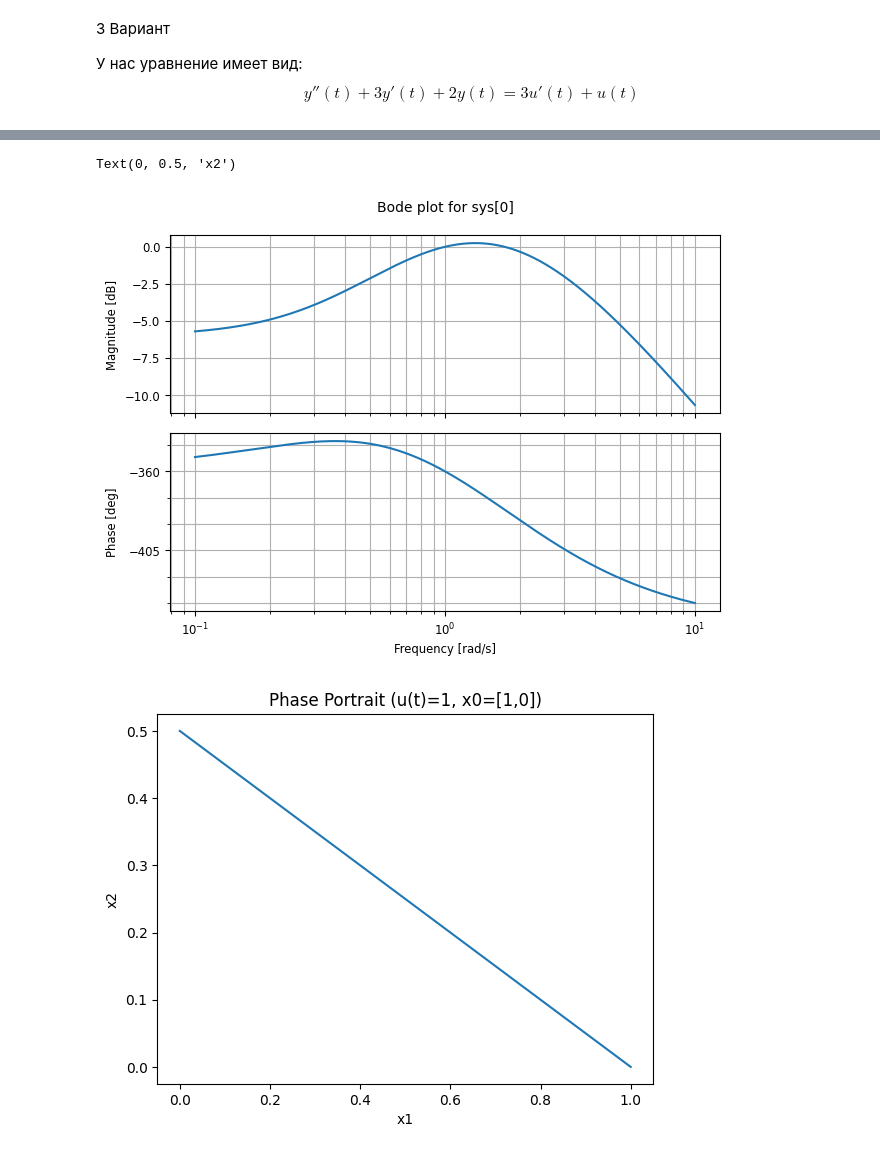
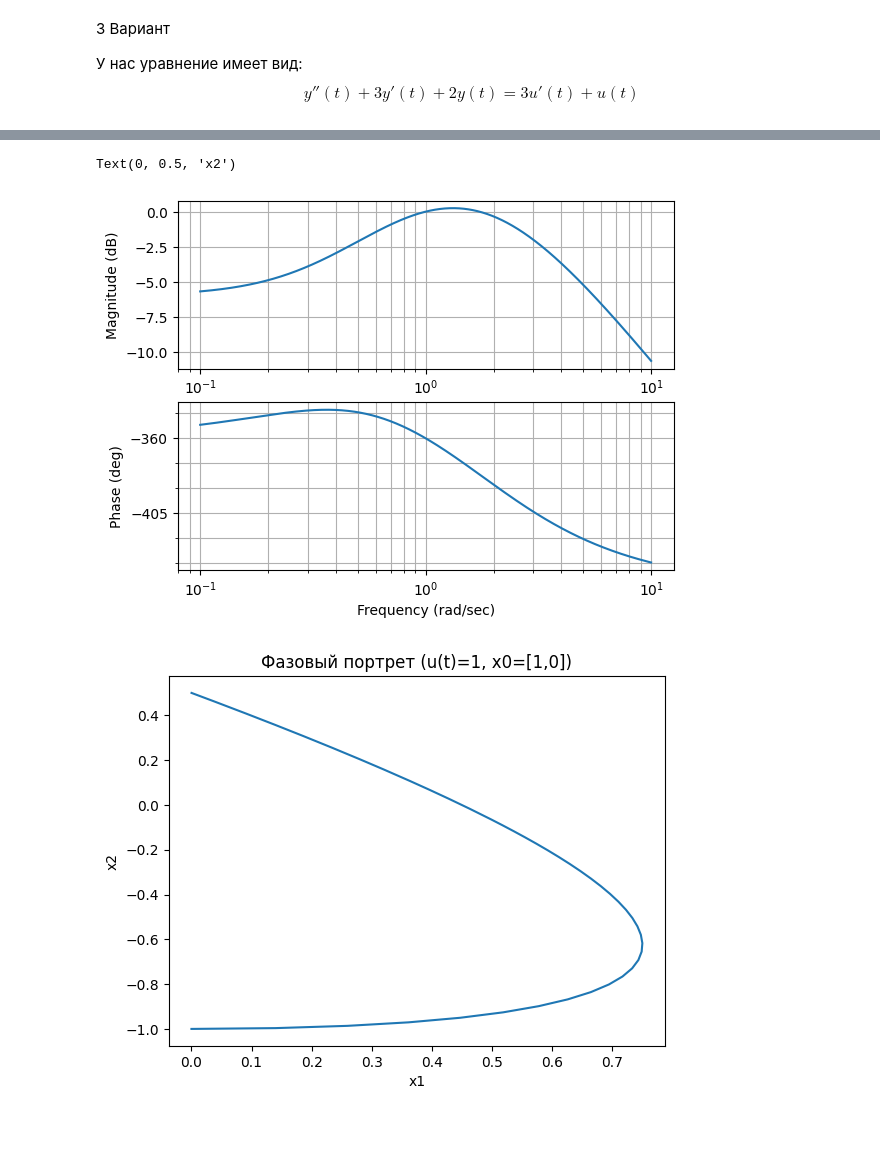
Before and after one commit to KruglovEgor/System-Theory, a Jupyter notebook: lab5/main.ipynb, the cells around one changed output, grey strips where cells are left out. Cells and saved outputs as stored; diff of their text form; code cells hidden in the pictures; blank space fills up the shorter version.

```diff
--- a/lab5/main.ipynb
+++ b/lab5/main.ipynb
@@ -90,20 +86,19 @@ Text(0, 0.5, 'y(t)')
 # %%
-# Bode plots
+# АЧХ и ФЧХ
 mag, phase, omega = ctrl.bode(G, dB=True, plot=True)
 
-# Phase portrait (in state-space)
-# dx/dt = A x + B u, for u=1 constant
-x0 = [1, 0]
+# Фазовый портрет (u(t)=1, начальное состояние x0=[1,0])
+x0 = [0, -1]
 t_phi = np.linspace(0, 10, 200)
 forced_response = ctrl.forced_response(ctrl.ss(A, B, C, D), T=t_phi, U=np.ones_like(t_phi), X0=x0)
 t_out, y_out, x_out = forced_response.t, forced_response.y, forced_response.x
 plt.figure()
 plt.plot(x_out[0], x_out[1])
-plt.title("Phase Portrait (u(t)=1, x0=[1,0])")
+plt.title("Фазовый портрет (u(t)=1, x0=[1,0])")
 plt.xlabel("x1")
 plt.ylabel("x2")
 # %% [output]
 Text(0, 0.5, 'x2')
-[figure, old version]
+[figure, new version]
-[figure, old version]
+[figure, new version]
 # %%
```
Also changed, not shown: parts of 9 cells of this notebook.
